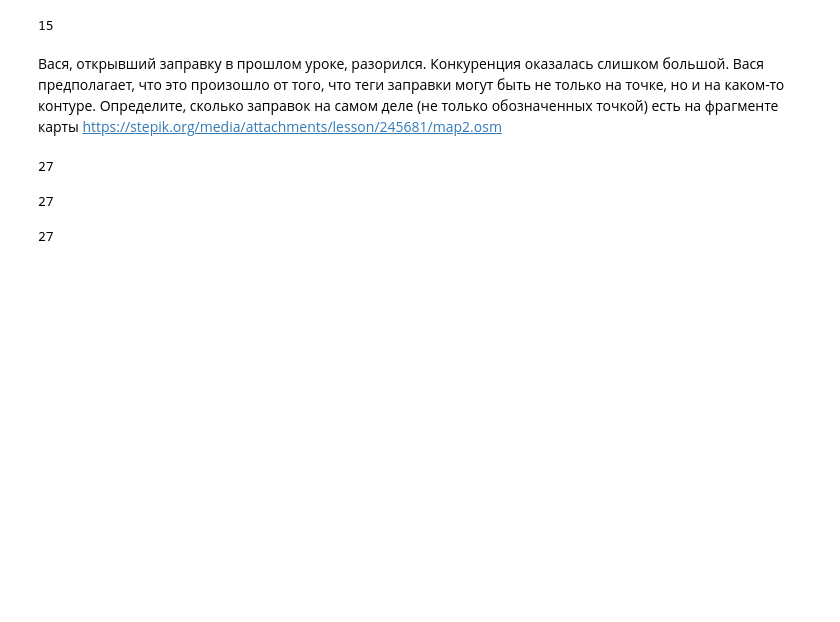
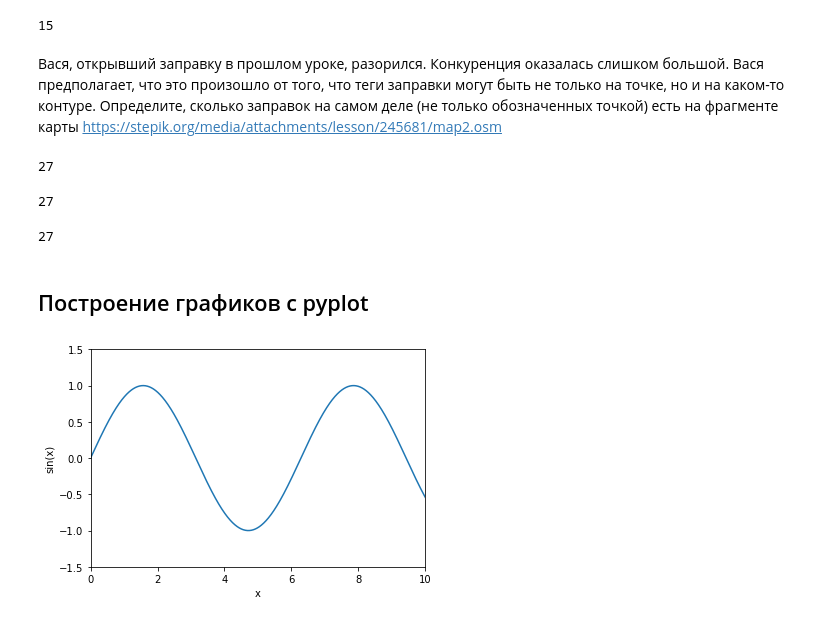
Before and after one commit to natasha-mezhennaya/python_practical_problems, a Jupyter notebook: CourseSummary.ipynb, the cells around one changed output. Cells and saved outputs as stored; diff of their text form; code cells hidden in the pictures; blank space fills up the shorter version.

```diff
--- a/CourseSummary.ipynb
+++ b/CourseSummary.ipynb
@@ -491,3 +491,31 @@ with open('map2.osm', 'r', encoding='utf8') as f:
     print(sum('v="fuel"' in v for v in f))
 # %% [output]
 27
+# %% [markdown]
+## Построение графиков с pyplot
+# %%
+import matplotlib.pyplot as plt # подключаем библиотеку с коротким названием, чтобы не писать каждый раз много букв
+import math
+
+fig = plt.figure() # создаем график
+
+plt.axis([0, 10, -1.5, 1.5]) # на оси x будет изображаться участок от 0 до 10, а на оси y от -1.5 до 1.5
+
+plt.xlabel('x') # подпись оси x
+plt.ylabel('sin(x)') # подпись оси y
+
+xs = [] # здесь будут параметры функции (x координаты изображаемых точек)
+sin_vals = [] # здесь будут значения функции (y координаты изображаемых точек)
+
+x = 0.0
+while x < 10.0: # заполняем списки
+    sin_vals.append(math.sin(x))
+    xs.append(x)
+    x += 0.01
+
+plt.plot(xs, sin_vals) # создаем график: первый аргумент - список x-координат, второй - соответствующие y-координаты
+
+fig.savefig('sin.png') # сохраняем график в файл
+#plt.show()
+# %% [output]
+[figure, added]
```
Also changed, not shown: parts of 15 cells of this notebook.
